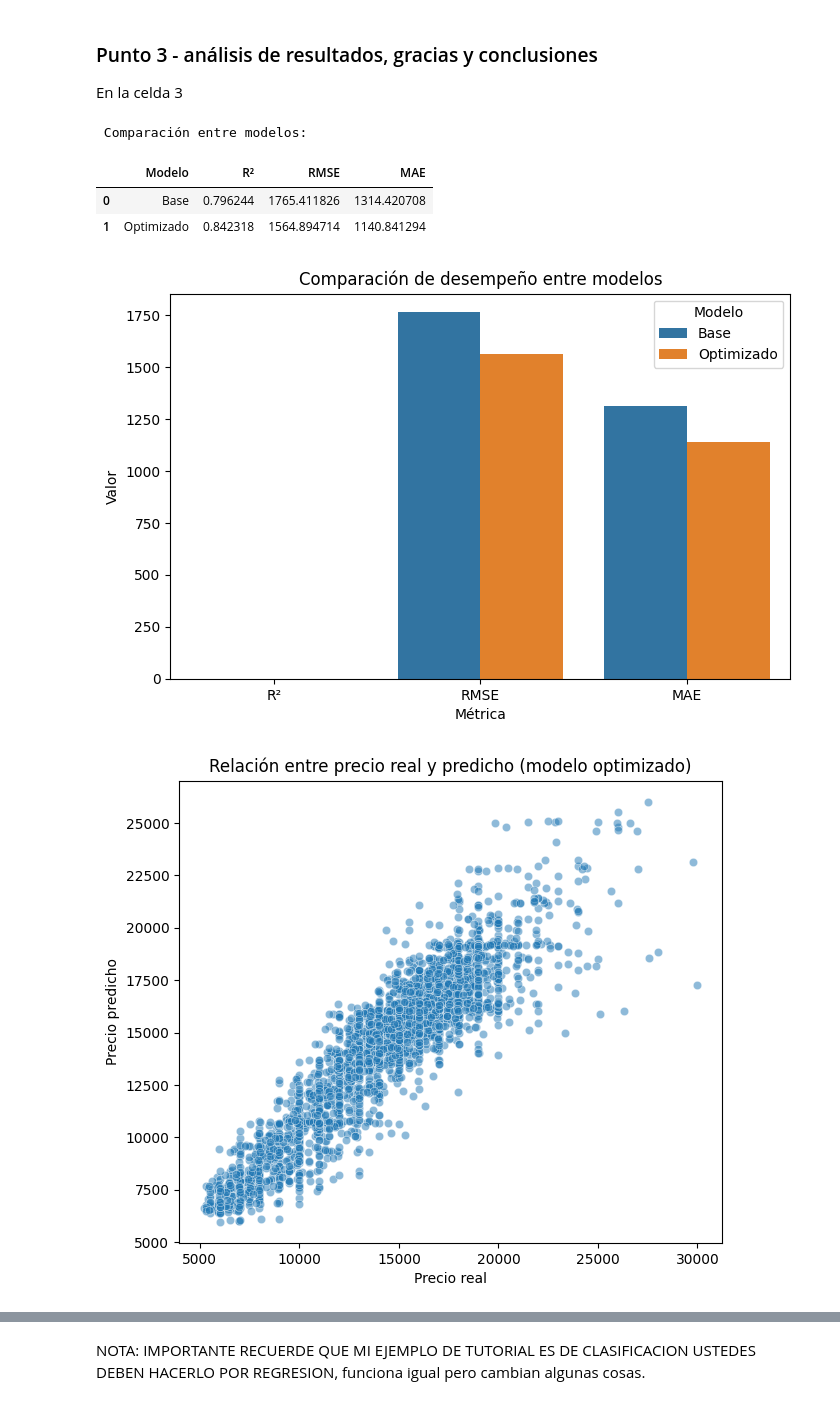
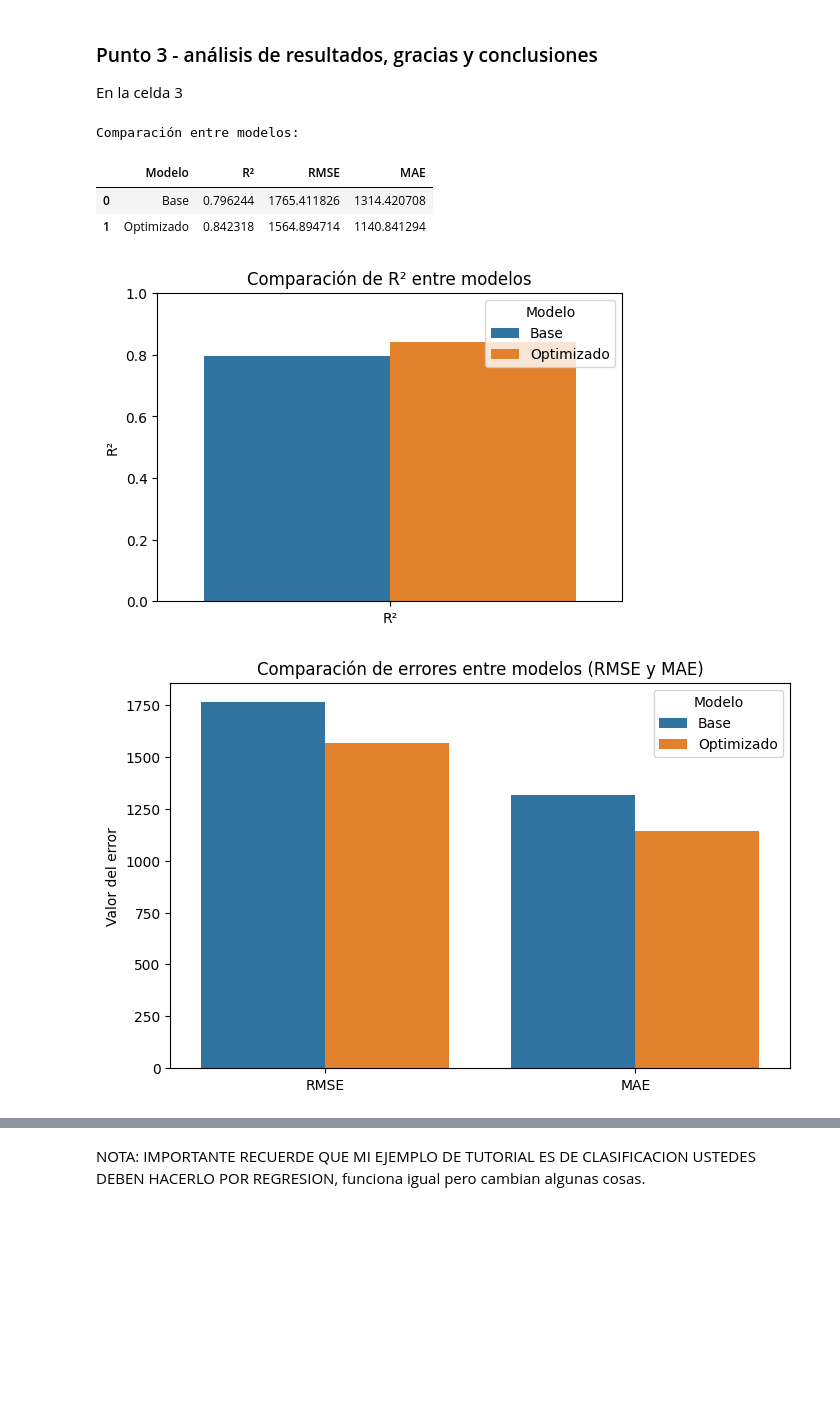
Before and after one commit to HeidyHG/ELECTIVA-PROFESIONAL-III, a Jupyter notebook: Semana 7/Parcial final.ipynb, the cells around one changed output, grey strips where cells are left out. Saved outputs shown, nothing was run; the diff lists cells and outputs as text; code cells hidden in the pictures; blank space fills up the shorter version.

```diff
--- a/Semana 7/Parcial final.ipynb
+++ b/Semana 7/Parcial final.ipynb
@@ -238,7 +238,6 @@ display(feature_importance.head(10))
 En la celda 3
 # %%
 #celda 3
-
 results = pd.DataFrame({
     'Modelo': ['Base', 'Optimizado'],
     'R²': [r2, r2_best],
@@ -246,14 +245,36 @@ results = pd.DataFrame({
     'MAE': [mae, mae_best]
 })
 
-print(" Comparación entre modelos:")
+print("Comparación entre modelos:")
 display(results)
 
 results_melted = results.melt(id_vars='Modelo', var_name='Métrica', value_name='Valor')
+
+plt.figure(figsize=(6,4))
+sns.barplot(
+    x='Métrica',
+    y='Valor',
+    hue='Modelo',
+    data=results_melted[results_melted['Métrica'] == 'R²']
+)
+plt.title('Comparación de R² entre modelos')
+plt.ylim(0, 1)
+plt.ylabel('R²')
+plt.xlabel('')
+plt.show()
+
 plt.figure(figsize=(8,5))
-sns.barplot(x='Métrica', y='Valor', hue='Modelo', data=results_melted)
-plt.title('Comparación de desempeño entre modelos')
+sns.barplot(
+    x='Métrica',
+    y='Valor',
+    hue='Modelo',
+    data=results_melted[results_melted['Métrica'].isin(['RMSE', 'MAE'])]
+)
+plt.title('Comparación de errores entre modelos (RMSE y MAE)')
+plt.ylabel('Valor del error')
+plt.xlabel('')
 plt.show()
+
 
 plt.figure(figsize=(7,6))
 sns.scatterplot(x=y_test, y=y_pred_best, alpha=0.5)
@@ -266,5 +287,5 @@ plt.show()
 |  | Modelo | R² | RMSE | MAE |
 | 0 | Base | 0.796244 | 1765.411826 | 1314.420708 |
 | 1 | Optimizado | 0.842318 | 1564.894714 | 1140.841294 |
-[figure, old version]
+[figure, new version]
-[figure, old version]
+[figure, new version]
```
Also changed, not shown: parts of 1 cell of this notebook.
